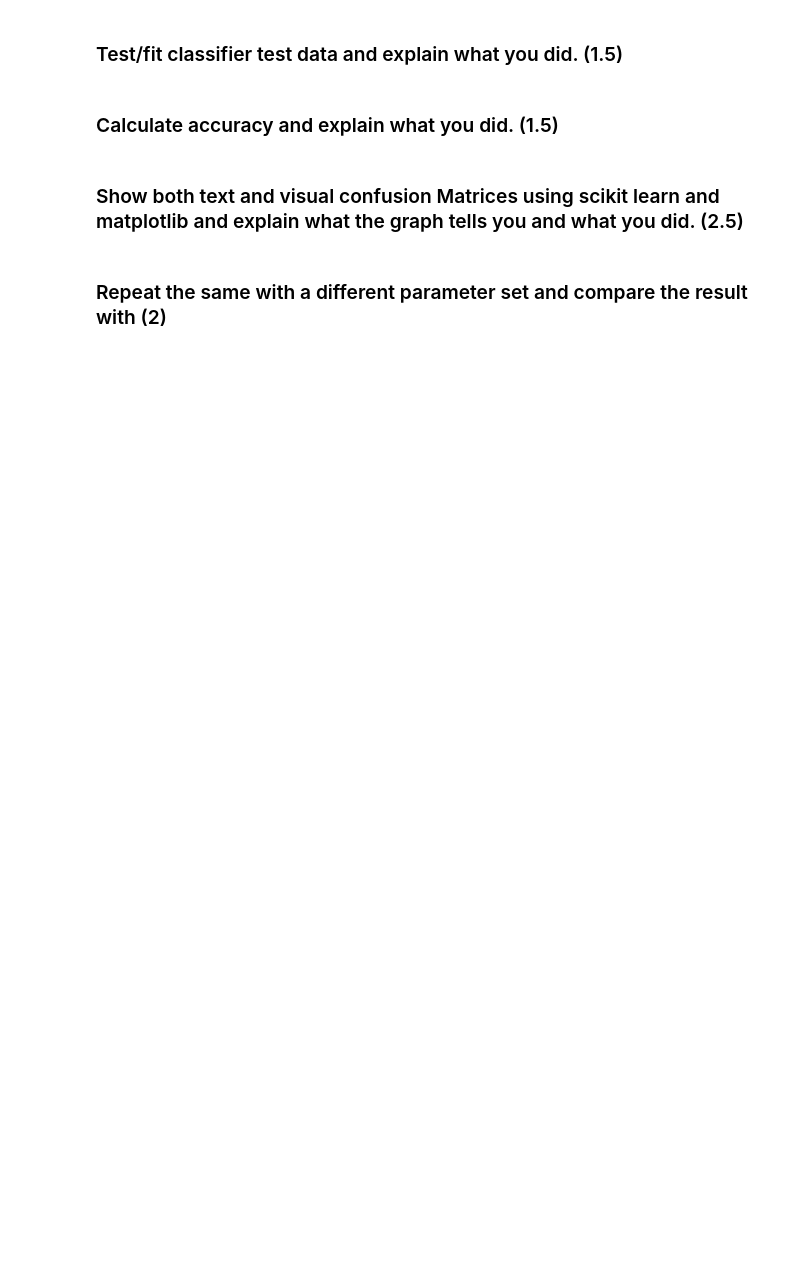
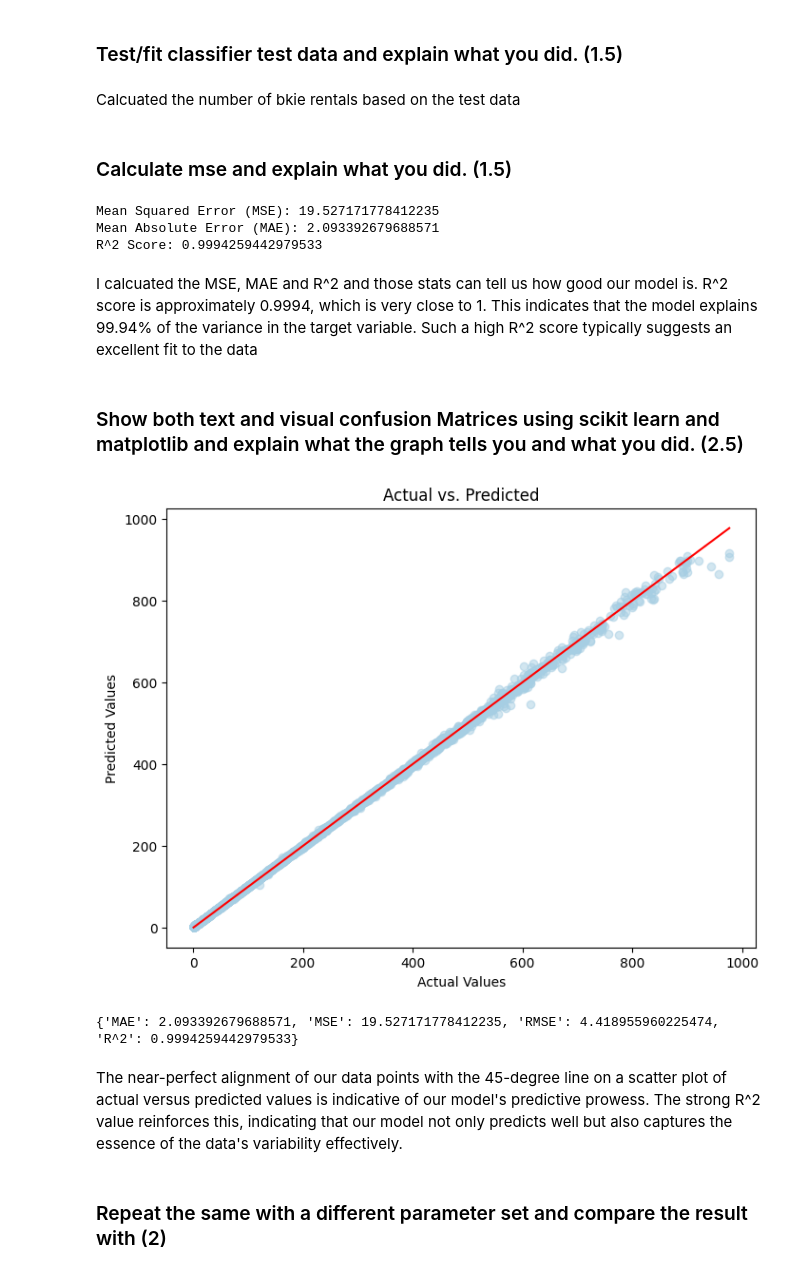
Before and after one commit to WK025/machine_learning, a Jupyter notebook: A1/Assignment 02_GroupNumber.ipynb, the cells around one changed output. Cells and saved outputs as stored; diff of their text form; code cells hidden in the pictures; blank space fills up the shorter version.

```diff
--- a/A1/Assignment 02_GroupNumber.ipynb
+++ b/A1/Assignment 02_GroupNumber.ipynb
@@ -418,0 +550,2 @@ ConfusionMatrixDisplay.from_estimator(BSH_ada_fit_g05, BSHX_test_g05, BSHy_test_
+# %%
+xgb_regressor = xgb.XGBRegressor(learning_rate=0.05, objective='reg:squarederror')
@@ -418,0 +556,2 @@ ConfusionMatrixDisplay.from_estimator(BSH_ada_fit_g05, BSHX_test_g05, BSHy_test_
+# %%
+xgb_regressor.fit(BSHX_train_g05, BSHy_train_g05)
@@ -419,8 +572,45 @@ ConfusionMatrixDisplay.from_estimator(BSH_ada_fit_g05, BSHX_test_g05, BSHy_test_
 # %% [markdown]
 ### Test/fit classifier test data and explain what you did. (1.5)
+# %%
+BSHy_pred_g05 = xgb_regressor.predict(BSHX_test_g05)
+# %% [markdown]
+Calcuated the number of bkie rentals based on the test data
 # %% [markdown]
-### Calculate accuracy and explain what you did. (1.5)
+### Calculate mse and explain what you did. (1.5)
+# %%
+mse = mean_squared_error(BSHy_test_g05, BSHy_pred_g05)
+mae = mean_absolute_error(BSHy_test_g05, BSHy_pred_g05)
+r2 = r2_score(BSHy_test_g05, BSHy_pred_g05)
+
+print(f"Mean Squared Error (MSE): {mse}")
+print(f"Mean Absolute Error (MAE): {mae}")
+print(f"R^2 Score: {r2}")
+# %% [output]
+Mean Squared Error (MSE): 19.527171778412235
+Mean Absolute Error (MAE): 2.093392679688571
+R^2 Score: 0.9994259442979533
+# %% [markdown]
+I calcuated the MSE, MAE and R^2 and those stats can tell us how good our model is. R^2 score is approximately 0.9994, which is very close to 1. This indicates that the model explains 99.94% of the variance in the target variable. Such a high R^2 score typically suggests an excellent fit to the data
 # %% [markdown]
 ### Show both text and visual confusion Matrices using scikit learn and matplotlib and explain what the graph tells you and what you did. (2.5)
+# %%
+def plot_actual_vs_predicted(y_true, y_pred):
+    plt.figure(figsize=(8, 6))
+    plt.scatter(y_true, y_pred, alpha=0.5)
+    plt.xlabel('Actual Values')
+    plt.ylabel('Predicted Values')
+    plt.title('Actual vs. Predicted')
+    plt.plot([min(y_true), max(y_true)], [min(y_true), max(y_true)], color='red')  # Diagonal line
+    plt.show()
+
+plot_actual_vs_predicted(BSHy_test_g05,BSHy_pred_g05)
+# %% [output]
+[figure, added]
+# %%
+print(regression_metrics(BSHy_test_g05,BSHy_pred_g05))
+# %% [output]
+{'MAE': 2.093392679688571, 'MSE': 19.527171778412235, 'RMSE': 4.418955960225474, 'R^2': 0.9994259442979533}
+# %% [markdown]
+The near-perfect alignment of our data points with the 45-degree line on a scatter plot of actual versus predicted values is indicative of our model's predictive prowess. The strong R^2 value reinforces this, indicating that our model not only predicts well but also captures the essence of the data's variability effectively.
 # %% [markdown]
 ### Repeat the same with a different parameter set and compare the result with (2)
```
Also changed, not shown: parts of 59 cells of this notebook, 2 other files.
